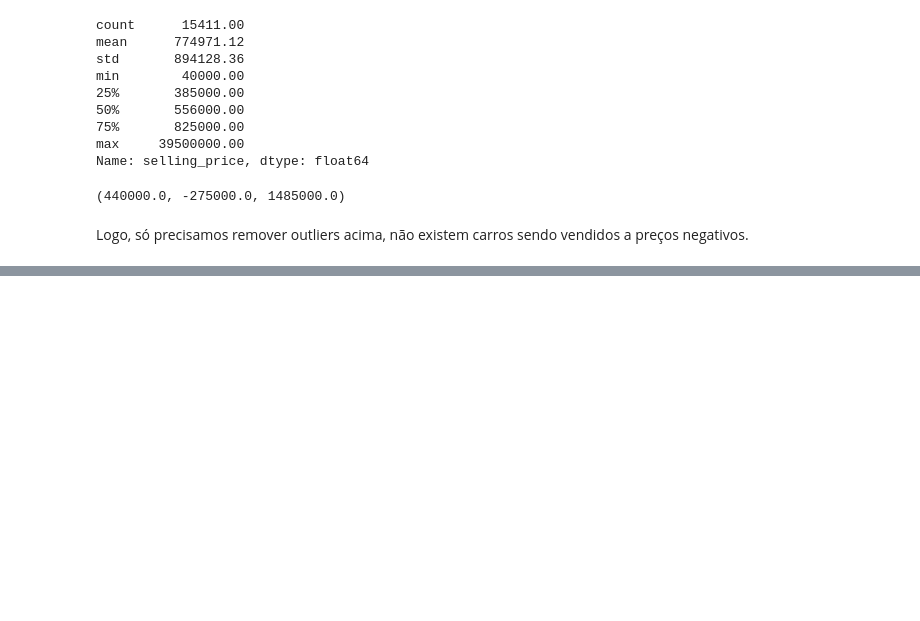
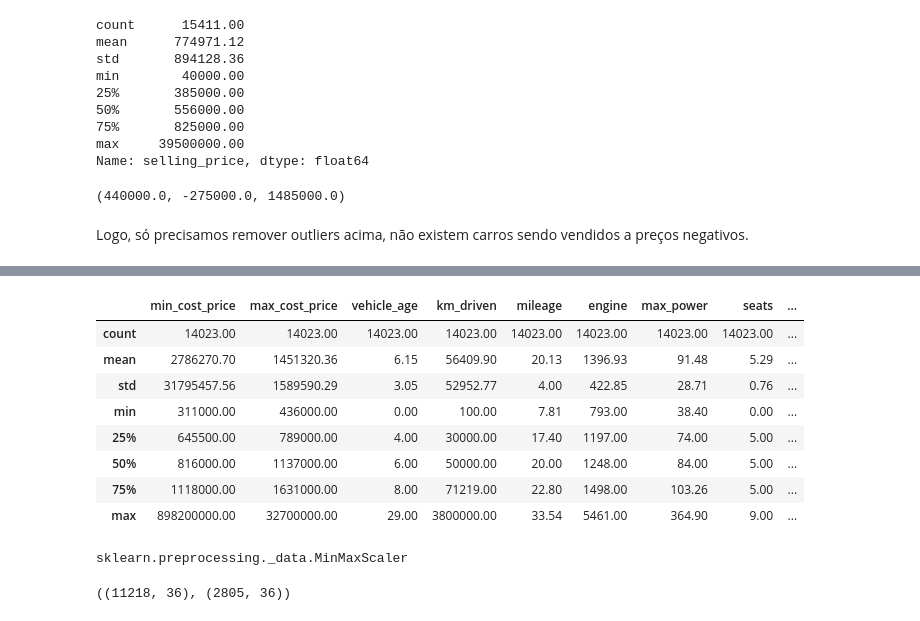
Before and after one commit to rhyanfrazao/proj-predicao-precos-veiculos, a Jupyter notebook: proj-predicao-precos-veiculos.ipynb, the cells around one changed output, grey strips where cells are left out. Drawn from its saved outputs; the diff is of its cells as text; code cells hidden in the pictures; blank space fills up the shorter version.

```diff
--- a/proj-predicao-precos-veiculos.ipynb
+++ b/proj-predicao-precos-veiculos.ipynb
@@ -717,0 +1023,31 @@ Logo, só precisamos remover outliers acima, não existem carros sendo vendidos
+# %%
+# Vamos normalizar as features, deixando todas dentro de uma mesma grandeza
+# Porém, manteremos essa database em carros_3
+carros_3 = carros_2
+carros_3.describe()
+# %% [output]
+|  | min_cost_price | max_cost_price | vehicle_age | km_driven | mileage | engine | max_power | seats | ... |
+| count | 14023.00 | 14023.00 | 14023.00 | 14023.00 | 14023.00 | 14023.00 | 14023.00 | 14023.00 | ... |
+| mean | 2786270.70 | 1451320.36 | 6.15 | 56409.90 | 20.13 | 1396.93 | 91.48 | 5.29 | ... |
+| std | 31795457.56 | 1589590.29 | 3.05 | 52952.77 | 4.00 | 422.85 | 28.71 | 0.76 | ... |
+| min | 311000.00 | 436000.00 | 0.00 | 100.00 | 7.81 | 793.00 | 38.40 | 0.00 | ... |
+| 25% | 645500.00 | 789000.00 | 4.00 | 30000.00 | 17.40 | 1197.00 | 74.00 | 5.00 | ... |
+| 50% | 816000.00 | 1137000.00 | 6.00 | 50000.00 | 20.00 | 1248.00 | 84.00 | 5.00 | ... |
+| 75% | 1118000.00 | 1631000.00 | 8.00 | 71219.00 | 22.80 | 1498.00 | 103.26 | 5.00 | ... |
+| max | 898200000.00 | 32700000.00 | 29.00 | 3800000.00 | 33.54 | 5461.00 | 364.90 | 9.00 | ... |
+# %%
+# Criando o scaler
+scaler = MinMaxScaler()
+type(scaler)
+# %% [output]
+sklearn.preprocessing._data.MinMaxScaler
+# %%
+colunas = X_treino.columns
+
+# Fazendo o fit/transform: FIT na base de treino e TRANSFORM na de teste:
+X_treino[colunas] = scaler.fit_transform(X_treino)
+X_teste[colunas] = scaler.transform(X_teste)
+
+X_treino.shape, X_teste.shape
+# %% [output]
+((11218, 36), (2805, 36))
```
Also changed, not shown: parts of 74 cells of this notebook.
